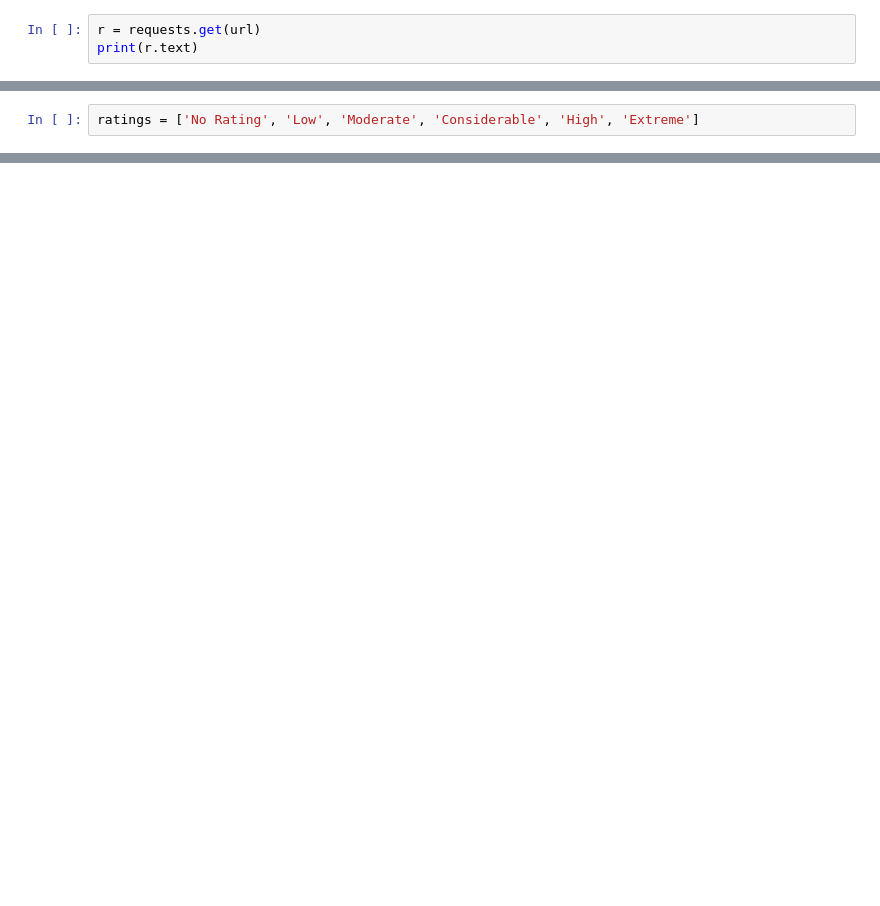
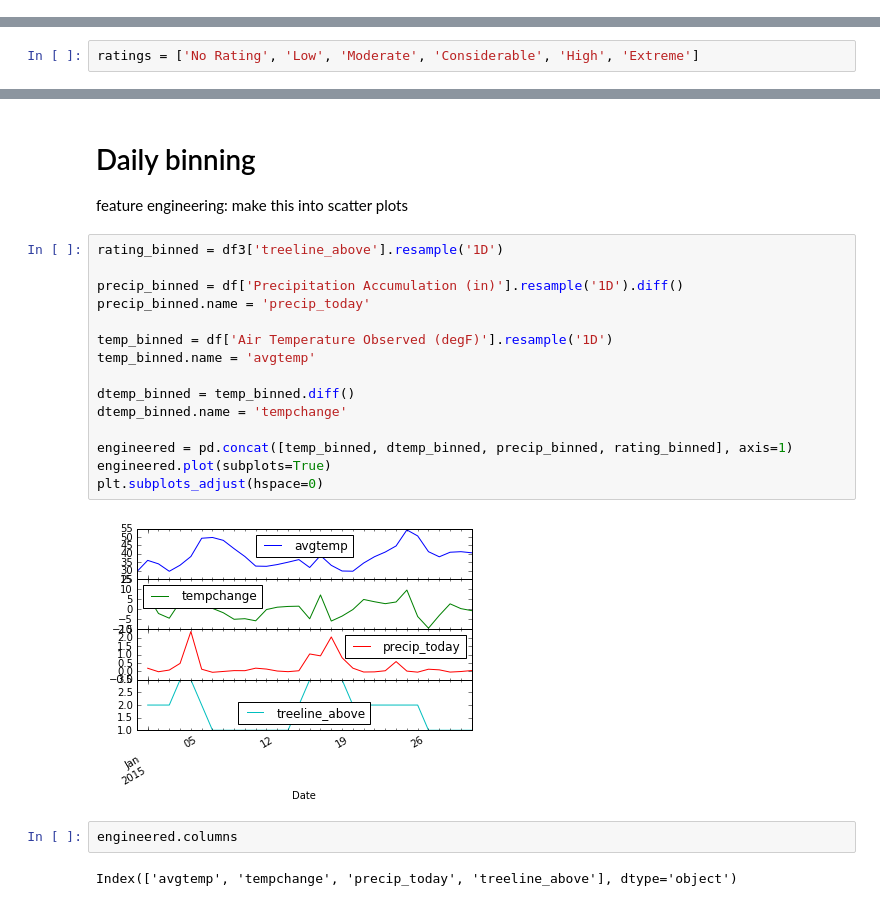
Before and after one commit to baldwint/snotelier, a Jupyter notebook: hourly.ipynb, the cells around one changed output, grey strips where cells are left out. Cells and saved outputs as stored; diff of their text form; blank space fills up the shorter version.

```diff
--- a/hourly.ipynb
+++ b/hourly.ipynb
@@ -21,4 +25 @@ url
-# %%
-r = requests.get(url)
-print(r.text)
 # %%
@@ -73,0 +116,25 @@ plt.savefig('jan2015.pdf')
+# %% [markdown]
+# Daily binning
+
+feature engineering: make this into scatter plots
+# %%
+rating_binned = df3['treeline_above'].resample('1D')
+
+precip_binned = df['Precipitation Accumulation (in)'].resample('1D').diff()
+precip_binned.name = 'precip_today'
+
+temp_binned = df['Air Temperature Observed (degF)'].resample('1D')
+temp_binned.name = 'avgtemp'
+
+dtemp_binned = temp_binned.diff()
+dtemp_binned.name = 'tempchange'
+
+engineered = pd.concat([temp_binned, dtemp_binned, precip_binned, rating_binned], axis=1)
+engineered.plot(subplots=True)
+plt.subplots_adjust(hspace=0)
+# %% [output]
+[figure, added]
+# %%
+engineered.columns
+# %% [output]
+Index(['avgtemp', 'tempchange', 'precip_today', 'treeline_above'], dtype='object')
```
Also changed, not shown: parts of 19 cells of this notebook, 1 other file.
